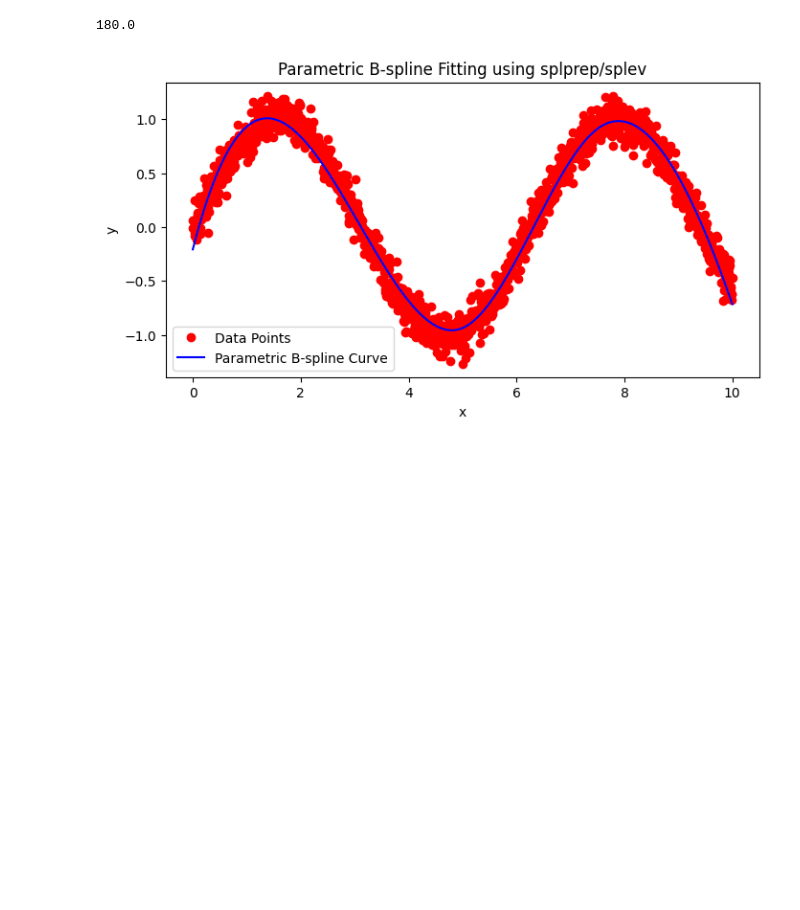
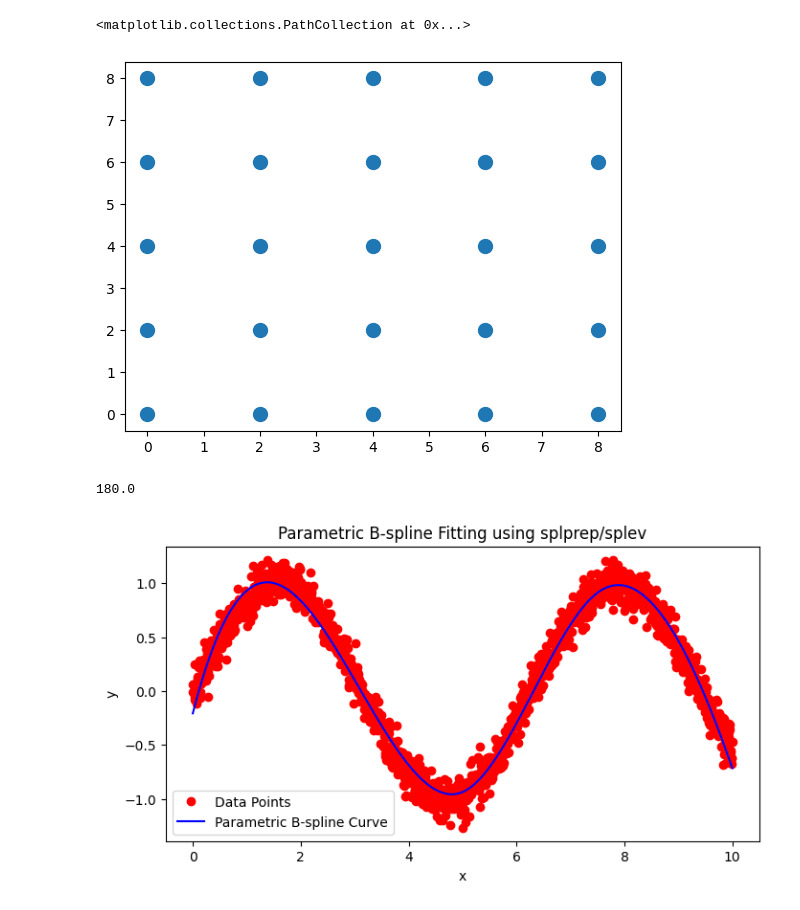
Before and after one commit to rotematari/DLOSeg, a Jupyter notebook: test2.ipynb, the cells around one changed output. Drawn from its saved outputs; the diff is of its cells as text; code cells hidden in the pictures; blank space fills up the shorter version.

```diff
--- a/test2.ipynb
+++ b/test2.ipynb
@@ -7,3 +94,20 @@ path[::-1]
+# %%
+import matplotlib.pyplot as plt
+width = 10
+hight = 10
+grid_size = 2
+xs = []
+ys = []
+for x in range(0, width, grid_size):
+    for y in range(0, hight, grid_size):
+        xs.append(x)
+        ys.append(y)
+
+
+plt.scatter(xs, ys, s=100)
+# %% [output]
+<matplotlib.collections.PathCollection at 0x...>
+[figure, added]
 # %%
 import numpy as np
 
```
Also changed, not shown: parts of 7 cells of this notebook, 17 other files.
